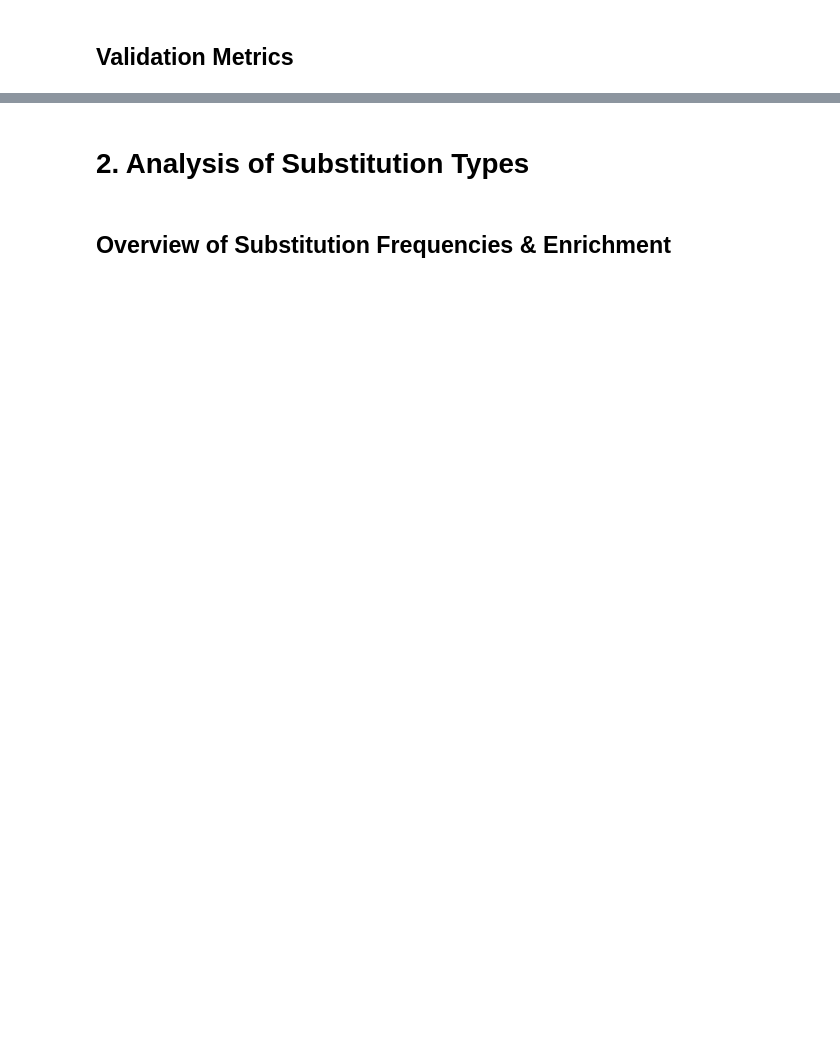
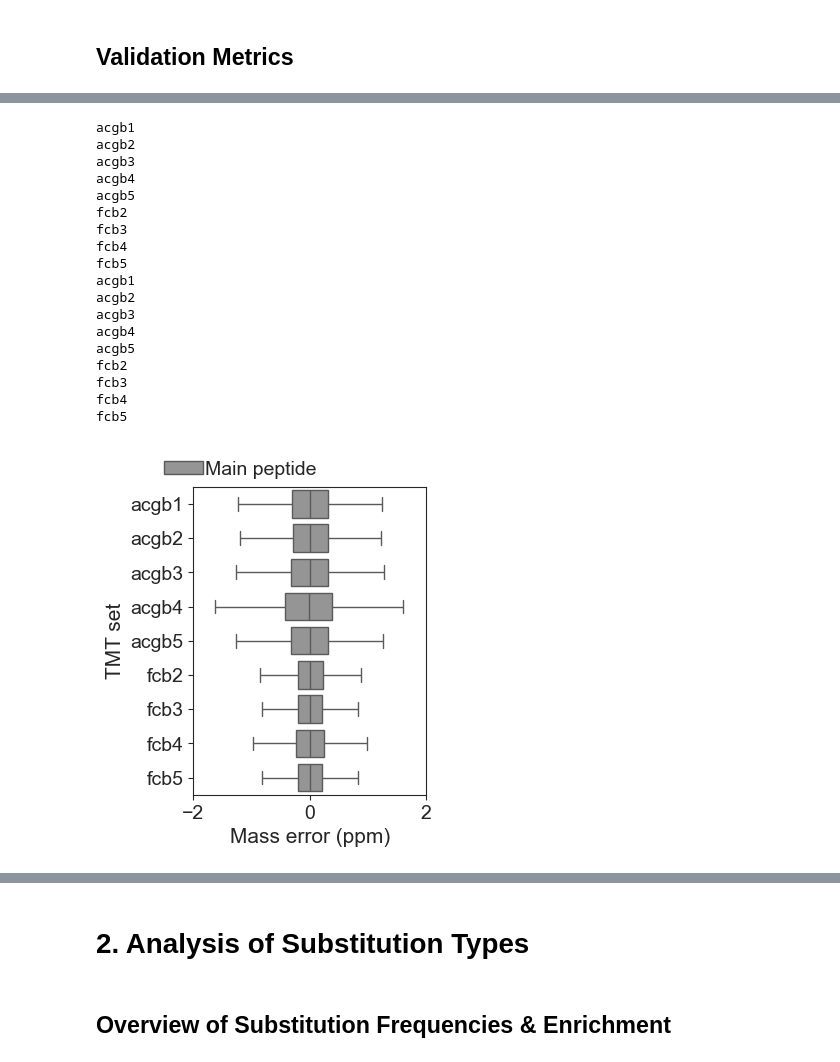
Before and after one commit to alexmaropakis/BrainDecode, a Jupyter notebook: Scripts/Analysis scripts/Alex_Analysis_Ping_Pipeline.ipynb, the cells around one changed output, grey strips where cells are left out. Drawn from its saved outputs; the diff is of its cells as text; code cells hidden in the pictures; blank space fills up the shorter version.

```diff
--- a/Scripts/Analysis scripts/Alex_Analysis_Ping_Pipeline.ipynb
+++ b/Scripts/Analysis scripts/Alex_Analysis_Ping_Pipeline.ipynb
@@ -1228,0 +1420,61 @@ plt.savefig(PLOT_DIR+'RAASgroup_Nfrags_hist.pdf', bbox_inches='tight')
+# %%
+# generate a dictionary with mass error data
+mass_err_dict = {ds:{'Main peptide mass error':[], 'SAAP mass error':[]} for ds in datasets}
+for ds in datasets:
+    print(ds)
+    data_dir = data_dir_list[datasets.index(ds)]
+    mainpep_dict = pickle.load(open(data_dir+'DP_search_evidence_dict.p','rb'))
+    samples = samples_list[datasets.index(ds)]
+    for s in samples:
+        errs = mainpep_dict[s]['Mass error [ppm]']
+        errs = [x for x in errs if np.abs(x)<10000]
+        mass_err_dict[ds]['Main peptide mass error'] = mass_err_dict[ds]['Main peptide mass error']+errs
+
+pickle.dump(mass_err_dict, open(OUTDIR+'Main_peptide_mass_error_ppm.p','wb'))
+#mass_err_dict = pickle.load(open(OUTDIR+'Main_peptide_mass_error_ppm.p','rb'))
+
+# plot mass error boxplots
+plot_df_list = []
+for ds in datasets:
+    print(ds)
+    ds_me_dict = mass_err_dict[ds]
+    main_pep_errs = ds_me_dict['Main peptide mass error']
+    #if ds!='UCEC':
+    saap_errs = [np.abs(x) for x in ds_me_dict['SAAP mass error']]
+    saap_errs = saap_errs + [-x for x in saap_errs]
+    ds_list = [ds]*len(main_pep_errs+saap_errs)
+    main_str_list = ['Main peptide']*len(main_pep_errs)
+    saap_str_list = ['SAAP']*len(saap_errs)
+
+    ds_plot_df = pd.DataFrame(zip(ds_list, main_pep_errs+saap_errs, main_str_list+saap_str_list), columns=['Dataset', 'Mass error (ppm)', 'Peptide type'])
+    plot_df_list.append(ds_plot_df)
+plot_df = pd.concat(plot_df_list)
+
+fig,ax = plt.subplots(figsize=(3,4))
+sns.boxplot(data=plot_df, y='Dataset', hue='Peptide type', x='Mass error (ppm)', linewidth=1, fliersize=0, palette='Greys')
+plt.xlabel('Mass error (ppm)', fontsize=15)
+ax.tick_params('both', labelsize=14)
+plt.ylabel('TMT set', fontsize=15)
+plt.xlim([-2,2])
+plt.legend(loc='lower left', fontsize=14, bbox_to_anchor=(-0.2,0.97), frameon=False, ncol=2, handletextpad=0.1, columnspacing=0.8)
+plt.savefig(PLOT_DIR+'Mainpep_Mass_error_boxplots.pdf', bbox_inches='tight')
+# %% [output]
+acgb1
+acgb2
+acgb3
+acgb4
+acgb5
+fcb2
+fcb3
+fcb4
+fcb5
+acgb1
+acgb2
+acgb3
+acgb4
+acgb5
+fcb2
+fcb3
+fcb4
+fcb5
+[figure, added]
```
Also changed, not shown: parts of 49 cells of this notebook, 17 other files.
